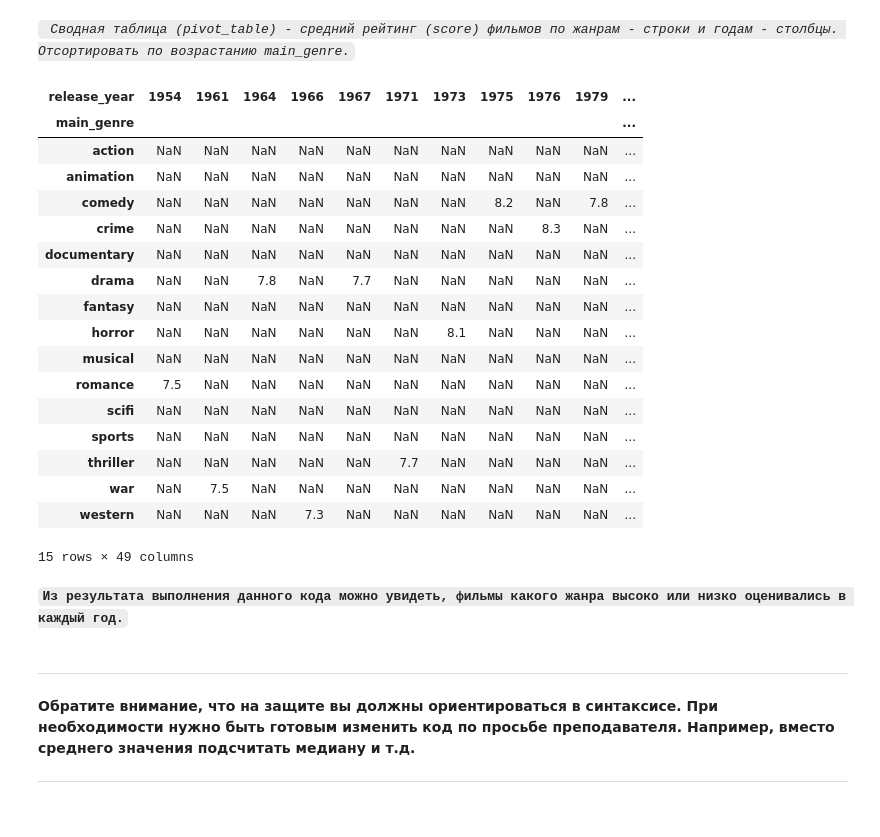
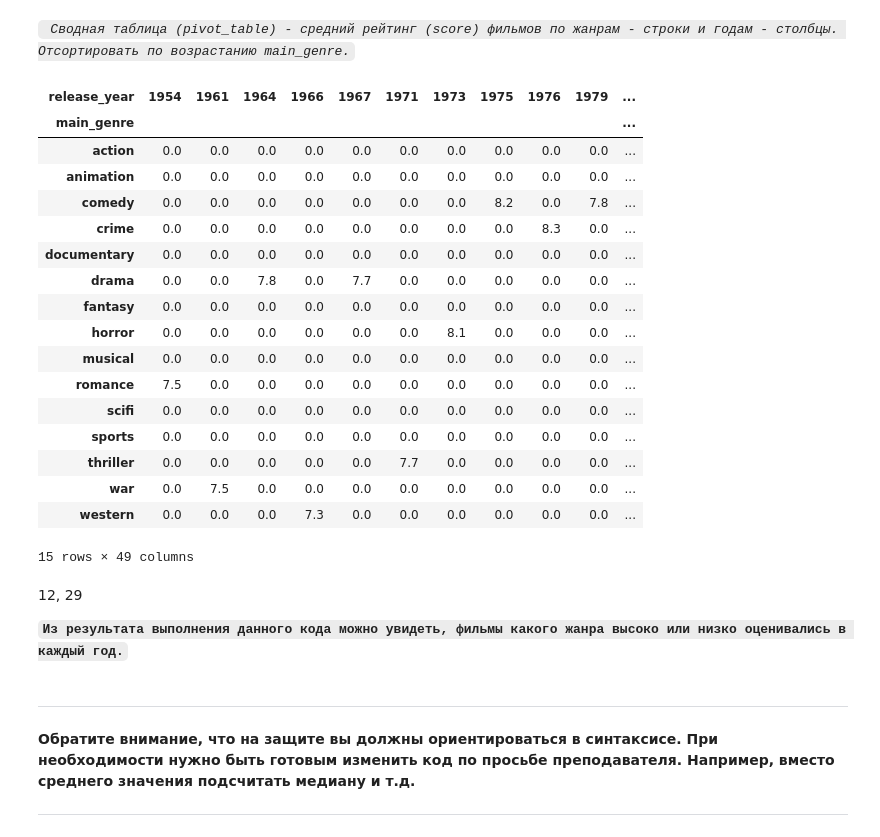
Before and after one commit to tush00nka/DA_lab_1, a Jupyter notebook: ЛР1_Борисоглебский_12.ipynb, the cells around one changed output. Cells and saved outputs as stored; diff of their text form; code cells hidden in the pictures.

```diff
--- a/ЛР1_Борисоглебский_12.ipynb
+++ b/ЛР1_Борисоглебский_12.ipynb
@@ -322,27 +322,29 @@ df.pivot_table(index='main_genre', values='score', aggfunc='mean').round(2).sort
 *` Сводная таблица (pivot_table) - средний рейтинг (score) фильмов по
 жанрам - строки и годам - столбцы. Отсортировать по возрастанию main_genre.`*
 # %%
-df.pivot_table(index='main_genre', columns='release_year', values='score', aggfunc='mean').round(2).sort_values(by='main_genre', ascending=True)
+df.pivot_table(index='main_genre', columns='release_year', values='score', aggfunc='mean', fill_value=0).round(2).sort_values(by='main_genre', ascending=True)
 # %% [output]
 | release_year | 1954 | 1961 | 1964 | 1966 | 1967 | 1971 | 1973 | 1975 | 1976 | 1979 | ... |
 | main_genre |  |  |  |  |  |  |  |  |  |  | ... |
-| action | NaN | NaN | NaN | NaN | NaN | NaN | NaN | NaN | NaN | NaN | ... |
-| animation | NaN | NaN | NaN | NaN | NaN | NaN | NaN | NaN | NaN | NaN | ... |
-| comedy | NaN | NaN | NaN | NaN | NaN | NaN | NaN | 8.2 | NaN | 7.8 | ... |
-| crime | NaN | NaN | NaN | NaN | NaN | NaN | NaN | NaN | 8.3 | NaN | ... |
-| documentary | NaN | NaN | NaN | NaN | NaN | NaN | NaN | NaN | NaN | NaN | ... |
-| drama | NaN | NaN | 7.8 | NaN | 7.7 | NaN | NaN | NaN | NaN | NaN | ... |
-| fantasy | NaN | NaN | NaN | NaN | NaN | NaN | NaN | NaN | NaN | NaN | ... |
-| horror | NaN | NaN | NaN | NaN | NaN | NaN | 8.1 | NaN | NaN | NaN | ... |
-| musical | NaN | NaN | NaN | NaN | NaN | NaN | NaN | NaN | NaN | NaN | ... |
-| romance | 7.5 | NaN | NaN | NaN | NaN | NaN | NaN | NaN | NaN | NaN | ... |
-| scifi | NaN | NaN | NaN | NaN | NaN | NaN | NaN | NaN | NaN | NaN | ... |
-| sports | NaN | NaN | NaN | NaN | NaN | NaN | NaN | NaN | NaN | NaN | ... |
-| thriller | NaN | NaN | NaN | NaN | NaN | 7.7 | NaN | NaN | NaN | NaN | ... |
-| war | NaN | 7.5 | NaN | NaN | NaN | NaN | NaN | NaN | NaN | NaN | ... |
-| western | NaN | NaN | NaN | 7.3 | NaN | NaN | NaN | NaN | NaN | NaN | ... |
+| action | 0.0 | 0.0 | 0.0 | 0.0 | 0.0 | 0.0 | 0.0 | 0.0 | 0.0 | 0.0 | ... |
+| animation | 0.0 | 0.0 | 0.0 | 0.0 | 0.0 | 0.0 | 0.0 | 0.0 | 0.0 | 0.0 | ... |
+| comedy | 0.0 | 0.0 | 0.0 | 0.0 | 0.0 | 0.0 | 0.0 | 8.2 | 0.0 | 7.8 | ... |
+| crime | 0.0 | 0.0 | 0.0 | 0.0 | 0.0 | 0.0 | 0.0 | 0.0 | 8.3 | 0.0 | ... |
+| documentary | 0.0 | 0.0 | 0.0 | 0.0 | 0.0 | 0.0 | 0.0 | 0.0 | 0.0 | 0.0 | ... |
+| drama | 0.0 | 0.0 | 7.8 | 0.0 | 7.7 | 0.0 | 0.0 | 0.0 | 0.0 | 0.0 | ... |
+| fantasy | 0.0 | 0.0 | 0.0 | 0.0 | 0.0 | 0.0 | 0.0 | 0.0 | 0.0 | 0.0 | ... |
+| horror | 0.0 | 0.0 | 0.0 | 0.0 | 0.0 | 0.0 | 8.1 | 0.0 | 0.0 | 0.0 | ... |
+| musical | 0.0 | 0.0 | 0.0 | 0.0 | 0.0 | 0.0 | 0.0 | 0.0 | 0.0 | 0.0 | ... |
+| romance | 7.5 | 0.0 | 0.0 | 0.0 | 0.0 | 0.0 | 0.0 | 0.0 | 0.0 | 0.0 | ... |
+| scifi | 0.0 | 0.0 | 0.0 | 0.0 | 0.0 | 0.0 | 0.0 | 0.0 | 0.0 | 0.0 | ... |
+| sports | 0.0 | 0.0 | 0.0 | 0.0 | 0.0 | 0.0 | 0.0 | 0.0 | 0.0 | 0.0 | ... |
+| thriller | 0.0 | 0.0 | 0.0 | 0.0 | 0.0 | 7.7 | 0.0 | 0.0 | 0.0 | 0.0 | ... |
+| war | 0.0 | 7.5 | 0.0 | 0.0 | 0.0 | 0.0 | 0.0 | 0.0 | 0.0 | 0.0 | ... |
+| western | 0.0 | 0.0 | 0.0 | 7.3 | 0.0 | 0.0 | 0.0 | 0.0 | 0.0 | 0.0 | ... |
 15 rows × 49 columns
 # %% [markdown]
+12, 29
+
 **`Из результата выполнения данного кода можно увидеть, фильмы какого жанра высоко или низко оценивались в каждый год.`**
 # %% [markdown]
 ---
```
Also changed, not shown: parts of 7 cells of this notebook, 1 other file.
